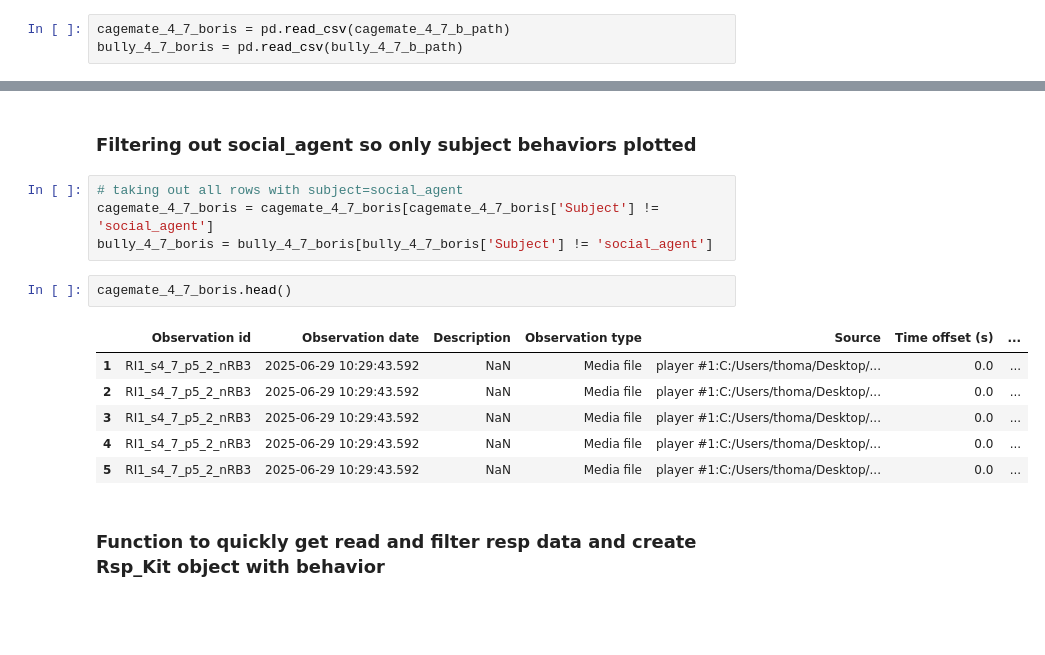
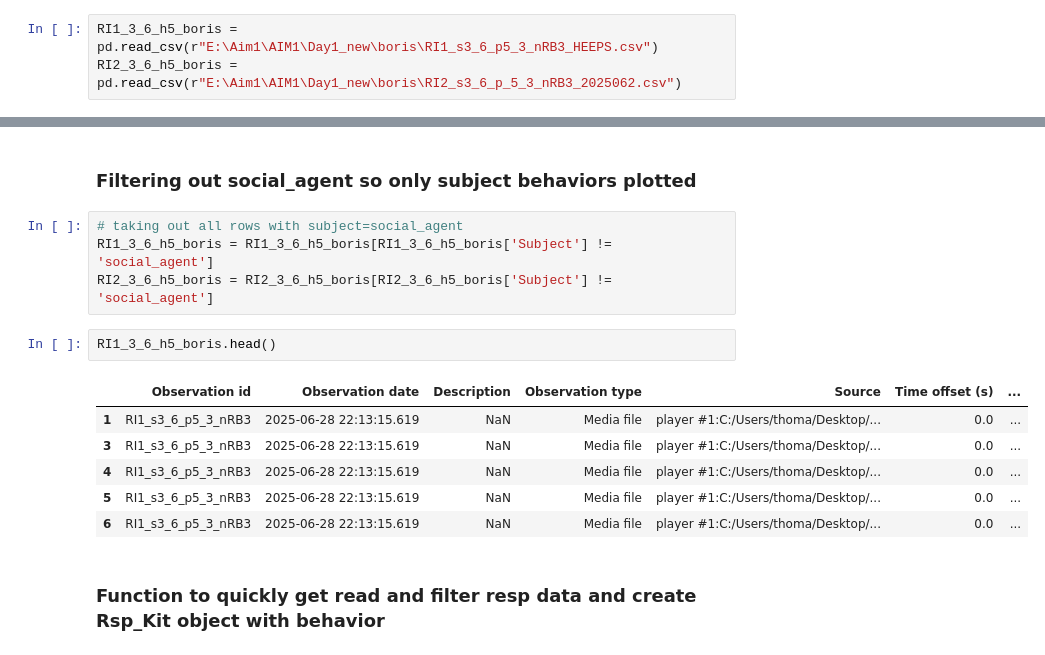
Before and after one commit to padillacoreanolab/respiratory_pilot, a Jupyter notebook: notebooks/thomas_notebooks/Sequioa_resp_behavior.ipynb, the cells around one changed output, grey strips where cells are left out. Cells and saved outputs as stored; diff of their text form; blank space fills up the shorter version.

```diff
--- a/notebooks/thomas_notebooks/Sequioa_resp_behavior.ipynb
+++ b/notebooks/thomas_notebooks/Sequioa_resp_behavior.ipynb
@@ -30,3 +46,3 @@ bully_4_7_b_path = r"C:\Users\thoma\Code\ResearchCode\respiratory_pilot\Data\beh
 # %%
-cagemate_4_7_boris = pd.read_csv(cagemate_4_7_b_path)
-bully_4_7_boris = pd.read_csv(bully_4_7_b_path)
+RI1_3_6_h5_boris = pd.read_csv(r"E:\Aim1\AIM1\Day1_new\boris\RI1_s3_6_p5_3_nRB3_HEEPS.csv")
+RI2_3_6_h5_boris = pd.read_csv(r"E:\Aim1\AIM1\Day1_new\boris\RI2_s3_6_p_5_3_nRB3_2025062.csv")
@@ -34,17 +59,17 @@ bully_4_7_boris = pd.read_csv(bully_4_7_b_path)
 ### Filtering out social_agent so only subject behaviors plotted
 # %%
 # taking out all rows with subject=social_agent
-cagemate_4_7_boris = cagemate_4_7_boris[cagemate_4_7_boris['Subject'] != 'social_agent']
-bully_4_7_boris = bully_4_7_boris[bully_4_7_boris['Subject'] != 'social_agent']
+RI1_3_6_h5_boris = RI1_3_6_h5_boris[RI1_3_6_h5_boris['Subject'] != 'social_agent']
+RI2_3_6_h5_boris = RI2_3_6_h5_boris[RI2_3_6_h5_boris['Subject'] != 'social_agent']
 # %%
-cagemate_4_7_boris.head()
+RI1_3_6_h5_boris.head()
 # %% [output]
 |  | Observation id | Observation date | Description | Observation type | Source | Time offset (s) | ... |
-| 1 | RI1_s4_7_p5_2_nRB3 | 2025-06-29 10:29:43.592 | NaN | Media file | player #1:C:/Users/thoma/Desktop/... | 0.0 | ... |
-| 2 | RI1_s4_7_p5_2_nRB3 | 2025-06-29 10:29:43.592 | NaN | Media file | player #1:C:/Users/thoma/Desktop/... | 0.0 | ... |
-| 3 | RI1_s4_7_p5_2_nRB3 | 2025-06-29 10:29:43.592 | NaN | Media file | player #1:C:/Users/thoma/Desktop/... | 0.0 | ... |
-| 4 | RI1_s4_7_p5_2_nRB3 | 2025-06-29 10:29:43.592 | NaN | Media file | player #1:C:/Users/thoma/Desktop/... | 0.0 | ... |
-| 5 | RI1_s4_7_p5_2_nRB3 | 2025-06-29 10:29:43.592 | NaN | Media file | player #1:C:/Users/thoma/Desktop/... | 0.0 | ... |
+| 1 | RI1_s3_6_p5_3_nRB3 | 2025-06-28 22:13:15.619 | NaN | Media file | player #1:C:/Users/thoma/Desktop/... | 0.0 | ... |
+| 3 | RI1_s3_6_p5_3_nRB3 | 2025-06-28 22:13:15.619 | NaN | Media file | player #1:C:/Users/thoma/Desktop/... | 0.0 | ... |
+| 4 | RI1_s3_6_p5_3_nRB3 | 2025-06-28 22:13:15.619 | NaN | Media file | player #1:C:/Users/thoma/Desktop/... | 0.0 | ... |
+| 5 | RI1_s3_6_p5_3_nRB3 | 2025-06-28 22:13:15.619 | NaN | Media file | player #1:C:/Users/thoma/Desktop/... | 0.0 | ... |
+| 6 | RI1_s3_6_p5_3_nRB3 | 2025-06-28 22:13:15.619 | NaN | Media file | player #1:C:/Users/thoma/Desktop/... | 0.0 | ... |
 # %% [markdown]
 ### Function to quickly get read and filter resp data and create Rsp_Kit object with behavior
 # %%
```
Also changed, not shown: parts of 8 cells of this notebook, 7 other files.
